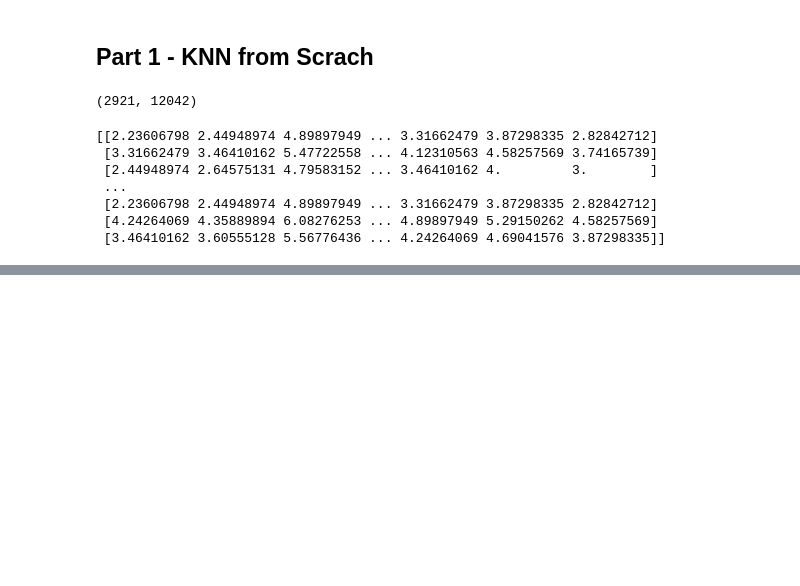
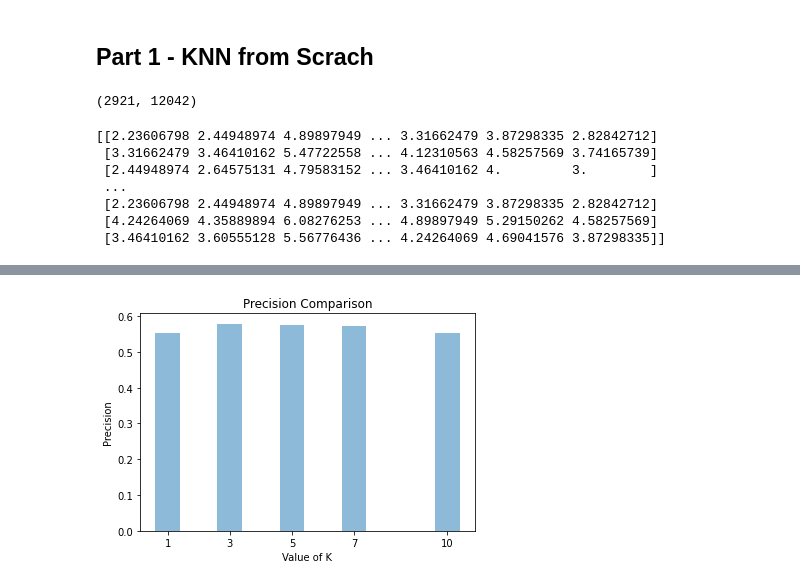
Before and after one commit to MatloobAltaf/Machine-Learning-LUMS, a Jupyter notebook: Programming_Assignment_1/21100164.ipynb, the cells around one changed output, grey strips where cells are left out. Cells and saved outputs as stored; diff of their text form; code cells hidden in the pictures; blank space fills up the shorter version.

```diff
--- a/Programming_Assignment_1/21100164.ipynb
+++ b/Programming_Assignment_1/21100164.ipynb
@@ -254,0 +259,10 @@ plt.show()
+# %%
+plt.bar(K, np.average(precisions, axis=1), align='center', alpha=0.5)
+plt.xticks(K)
+plt.ylabel('Precision')
+plt.xlabel('Value of K')
+plt.title('Precision Comparison')
+
+plt.show()
+# %% [output]
+[figure, added]
```
Also changed, not shown: parts of 22 cells of this notebook.
